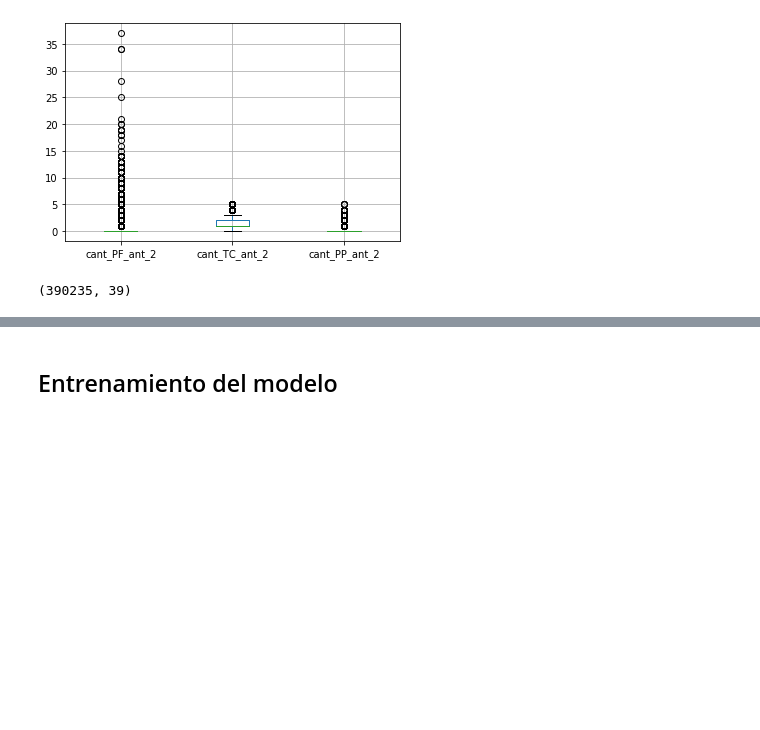
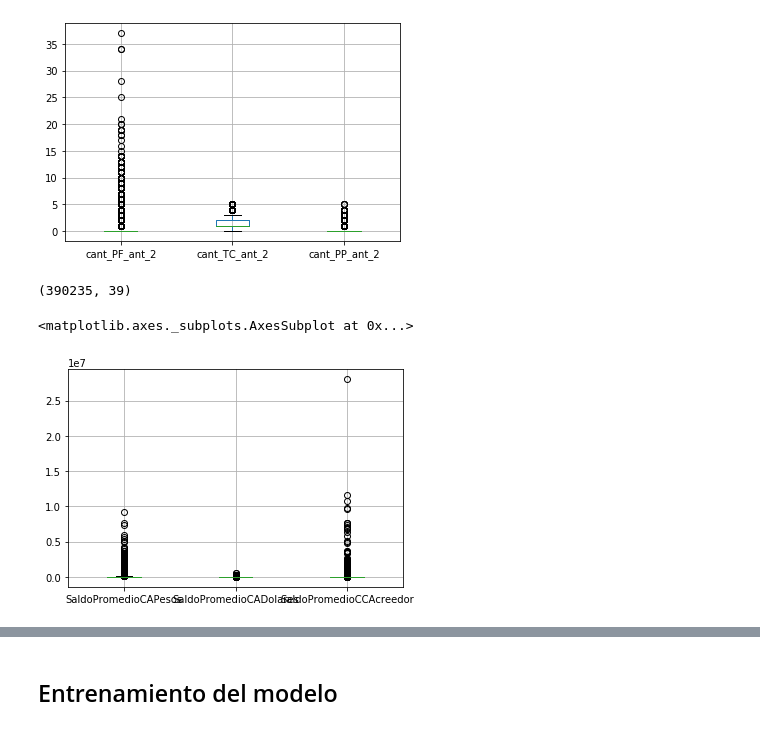
Before and after one commit to andreablatter/DataScience, a Jupyter notebook: Banco.ipynb, the cells around one changed output, grey strips where cells are left out. Drawn from its saved outputs; the diff is of its cells as text; code cells hidden in the pictures; blank space fills up the shorter version.

```diff
--- a/Banco.ipynb
+++ b/Banco.ipynb
@@ -659,3 +667,9 @@ data.boxplot(['cant_PF_ant_2', 'cant_TC_ant_2', 'cant_PP_ant_2'])
 data.shape
 # %% [output]
 (390235, 39)
+# %%
+#Ahora realizaremos el mismo analisis para los saldos promedios
+data.boxplot(['SaldoPromedioCAPesos', 'SaldoPromedioCADolares', 'SaldoPromedioCCAcreedor'])
+# %% [output]
+<matplotlib.axes._subplots.AxesSubplot at 0x...>
+[figure, added]
```
Also changed, not shown: parts of 38 cells of this notebook.
